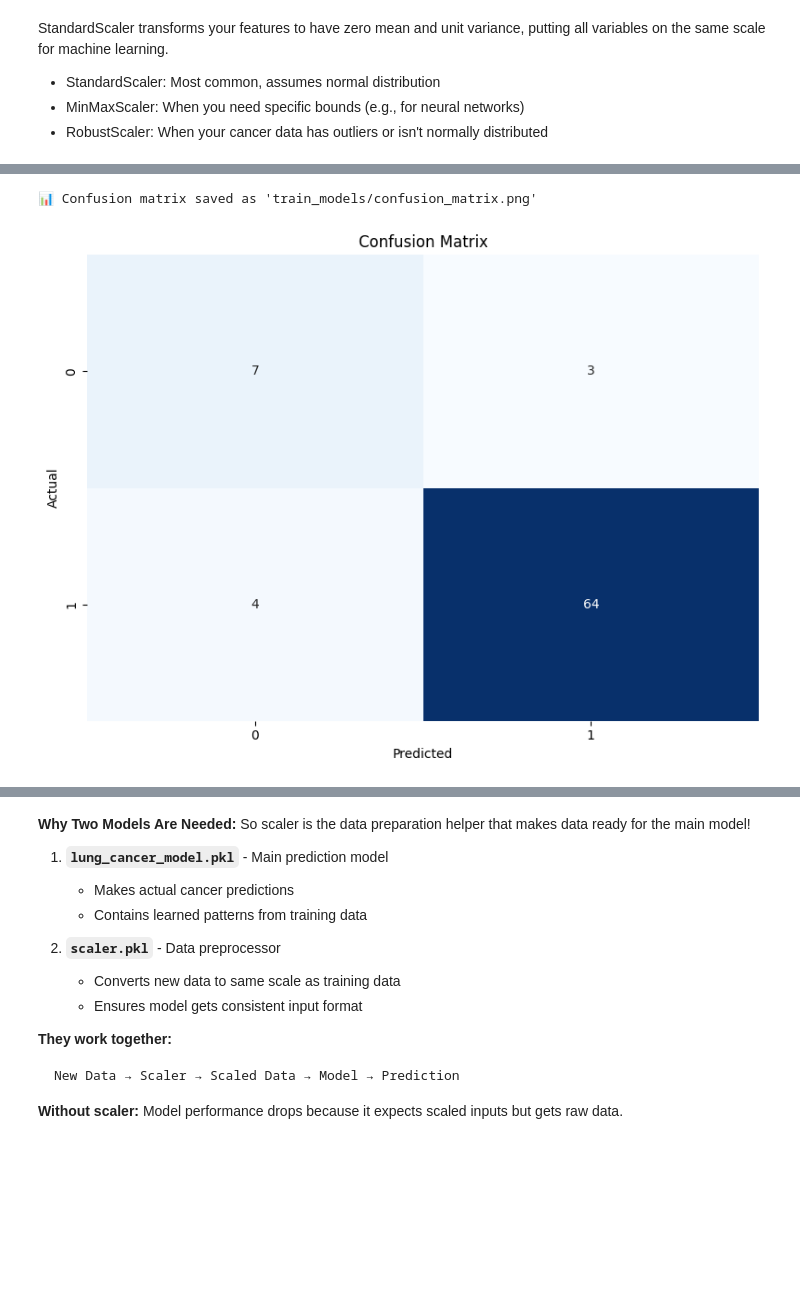
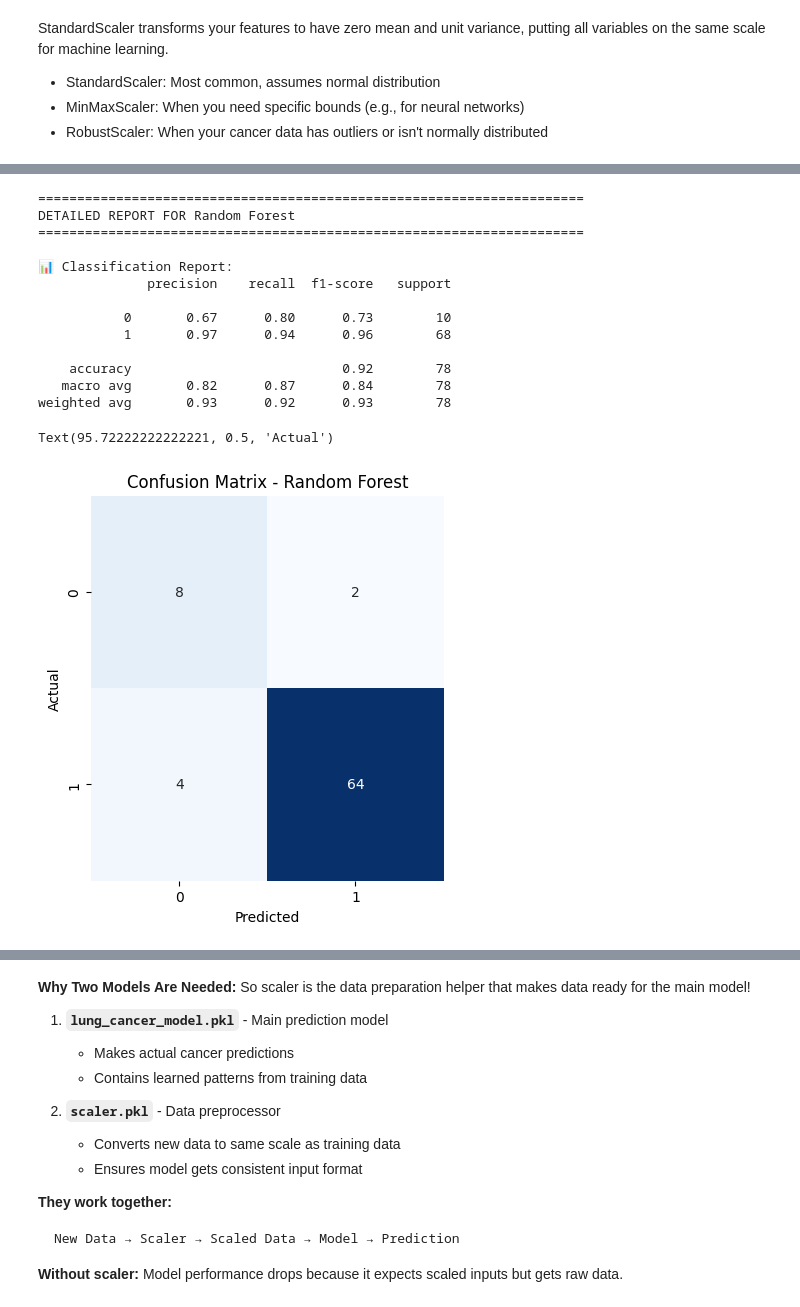
Before and after one commit to MdImranHosen1/Lung-Cancer-Prediction-Model, a Jupyter notebook: lung_cancer_train_model.ipynb, the cells around one changed output, grey strips where cells are left out. Drawn from its saved outputs; the diff is of its cells as text; code cells hidden in the pictures; blank space fills up the shorter version.

Commit message:
Added more models, selecting the best accuracy model.

```diff
--- a/lung_cancer_train_model.ipynb
+++ b/lung_cancer_train_model.ipynb
@@ -177,15 +226,36 @@ weighted avg       0.91      0.91      0.91        78
 # %%
-# Confusion Matrix
-cm = confusion_matrix(y_test, y_pred)
-plt.figure(figsize=(8, 6))
-sns.heatmap(cm, annot=True, cmap='Blues', fmt='d', cbar=False)
-plt.title("Confusion Matrix")
-plt.xlabel("Predicted")
-plt.ylabel("Actual")
-plt.tight_layout()
-plt.savefig("train_models/confusion_matrix.png")
-print("\n📊 Confusion matrix saved as 'train_models/confusion_matrix.png'")
-plt.show()
+# Detailed report for best model
+print("\n" + "="*70)
+print(f"DETAILED REPORT FOR {best_model_name}")
+print("="*70)
+
+y_pred_best = best_model.predict(X_test_scaled)
+print("\n📊 Classification Report:")
+print(classification_report(y_test, y_pred_best))
 # %% [output]
-📊 Confusion matrix saved as 'train_models/confusion_matrix.png'
+======================================================================
+DETAILED REPORT FOR Random Forest
+======================================================================
+
+📊 Classification Report:
+              precision    recall  f1-score   support
+
+           0       0.67      0.80      0.73        10
+           1       0.97      0.94      0.96        68
+
+    accuracy                           0.92        78
+   macro avg       0.82      0.87      0.84        78
+weighted avg       0.93      0.92      0.93        78
-[figure, removed]
+# %%
+# Confusion Matrix
+cm = confusion_matrix(y_test, y_pred_best)
+plt.figure(figsize=(10, 5))
+
+plt.subplot(1, 2, 1)
+sns.heatmap(cm, annot=True, cmap='Blues', fmt='d', cbar=False)
+plt.title(f"Confusion Matrix - {best_model_name}")
+plt.xlabel("Predicted")
+plt.ylabel("Actual")
+# %% [output]
+Text(95.72222222222221, 0.5, 'Actual')
+[figure, added]
```
Also changed, not shown: parts of 6 cells of this notebook, 7 other files.
